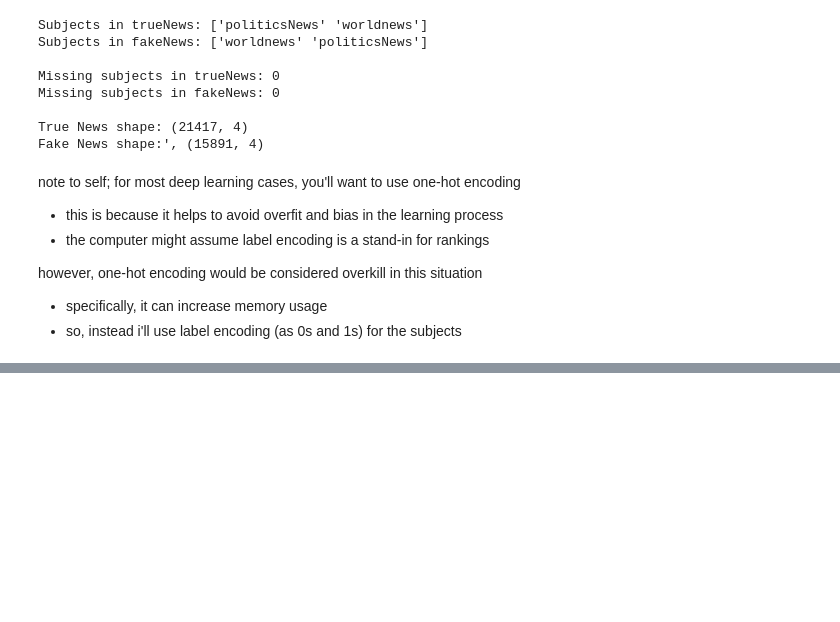
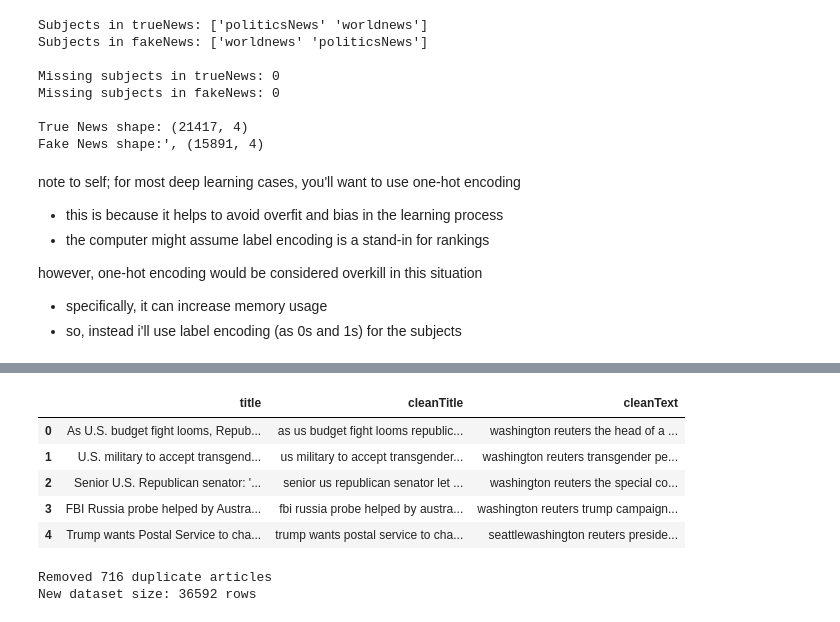
Before and after one commit to eliasangelss/fake-news, a Jupyter notebook: model.ipynb, the cells around one changed output, grey strips where cells are left out. Cells and saved outputs as stored; diff of their text form; code cells hidden in the pictures; blank space fills up the shorter version.

```diff
--- a/model.ipynb
+++ b/model.ipynb
@@ -97,11 +99,11 @@ dtype: int64
  Duplicated rows: 3
 # %%
 fakeNews = fakeNews[fakeNews['subject'].isin(['politics', 'News'])].copy() # filters data
-subject_mapping = { # maps news subjects
+subjectMapping = { # maps news subjects
     'politics': 'politicsNews',
     'News': 'worldnews'
 }
-fakeNews['subject'] = fakeNews['subject'].map(subject_mapping)
+fakeNews['subject'] = fakeNews['subject'].map(subjectMapping)
 
 print("Subjects in fakeNews after cleaning:", fakeNews['subject'].unique())
 print(f"Cleaned Fake News shape: {fakeNews.shape}")
@@ -148,17 +150,19 @@ trueNews['labelAuthenticity'] = 1
 # 1 = worldnews
 # 0 for politicsNews
 
-subject_mapping = {
+subjectMapping = {
     'politicsNews': 0,
     'worldnews': 1
 }
 
-trueNews['labelSubject'] = trueNews['subject'].map(subject_mapping)
-fakeNews['labelSubject'] = fakeNews['subject'].map(subject_mapping)
+trueNews['labelSubject'] = trueNews['subject'].map(subjectMapping)
+fakeNews['labelSubject'] = fakeNews['subject'].map(subjectMapping)
 
 newsDF = pd.concat([trueNews, fakeNews], ignore_index = True)
-print("Combined Dataset Shape:", newsDF.shape)
+print("Combined Dataset Shape:", newsDF.shape) # combined for ease of cleaning
 display(newsDF.head())
+
+# note ; ignore_index is NOT a user-made variable
 # %% [output]
 Combined Dataset Shape: (37308, 6)
 |  | title | text | subject | date | labelAuthenticity | labelSubject |
@@ -167,3 +171,38 @@ Combined Dataset Shape: (37308, 6)
 | 2 | Senior U.S. Republican senator: '... | WASHINGTON (Reuters) - The specia... | politicsNews | December 31, 2017 | 1 | 0 |
 | 3 | FBI Russia probe helped by Austra... | WASHINGTON (Reuters) - Trump camp... | politicsNews | December 30, 2017 | 1 | 0 |
 | 4 | Trump wants Postal Service to cha... | SEATTLE/WASHINGTON (Reuters) - Pr... | politicsNews | December 29, 2017 | 1 | 0 |
+# %%
+# cleaning the data from uppercase, urls, and extra spaces
+
+def cleanText(text):
+    text = text.lower() # lowercase
+    text = re.sub(r'http\S+|www\S+', '', text) # remove urls
+    text = re.sub(r'<.*?>', '', text) # remove html
+    text = re.sub(r'[^a-z\s]', '', text) # remove symbols
+    text = re.sub(r'\s+', ' ', text) # remove extra space
+    return text
+
+newsDF['cleanText'] = newsDF['text'].apply(cleanText)
+newsDF['cleanTitle'] = newsDF['title'].apply(cleanText)
+display(newsDF[['title', 'cleanTitle', 'cleanText']].head())
+
+# note; re.sub lists the pattern to replace, empty space, and then the saved text
+# %% [output]
+|  | title | cleanTitle | cleanText |
+| 0 | As U.S. budget fight looms, Repub... | as us budget fight looms republic... | washington reuters the head of a ... |
+| 1 | U.S. military to accept transgend... | us military to accept transgender... | washington reuters transgender pe... |
+| 2 | Senior U.S. Republican senator: '... | senior us republican senator let ... | washington reuters the special co... |
+| 3 | FBI Russia probe helped by Austra... | fbi russia probe helped by austra... | washington reuters trump campaign... |
+| 4 | Trump wants Postal Service to cha... | trump wants postal service to cha... | seattlewashington reuters preside... |
+# %%
+# finishing cleaning by removing the duplicate articles
+
+before = newsDF.shape[0]
+newsDF = newsDF.drop_duplicates(subset='cleanText').reset_index(drop = True)
+after = newsDF.shape[0]
+
+print(f"Removed {before - after} duplicate articles")
+print(f"New dataset size: {after} rows")
+# %% [output]
+Removed 716 duplicate articles
+New dataset size: 36592 rows
```
Also changed, not shown: parts of 2 cells of this notebook.
